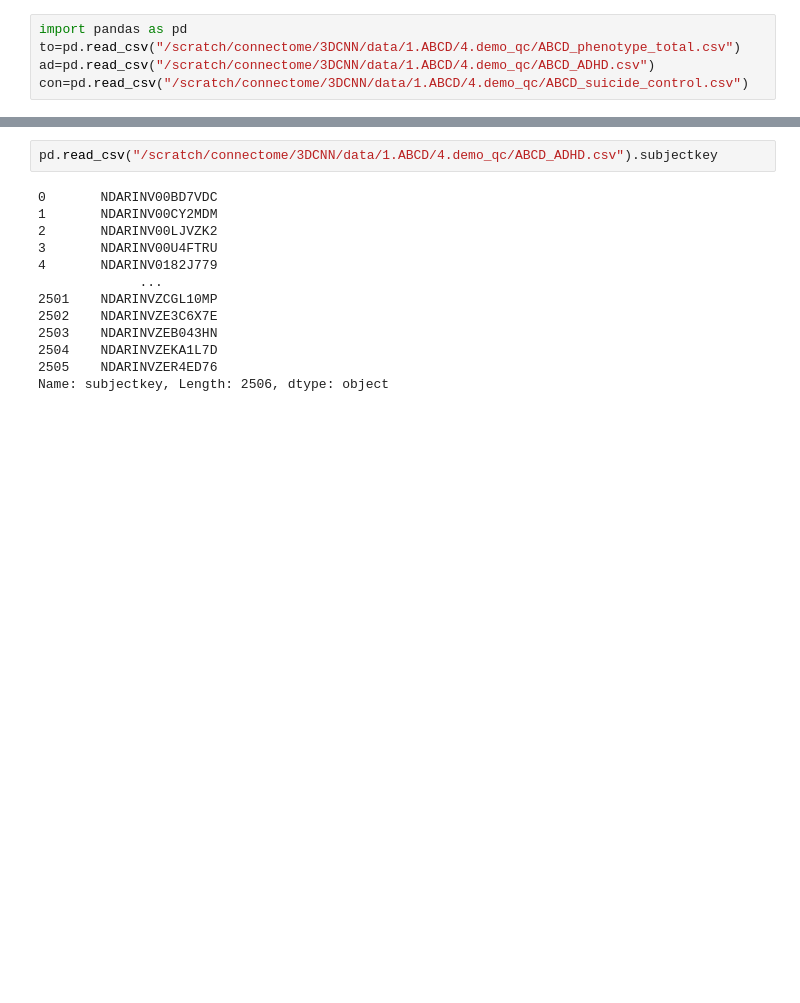
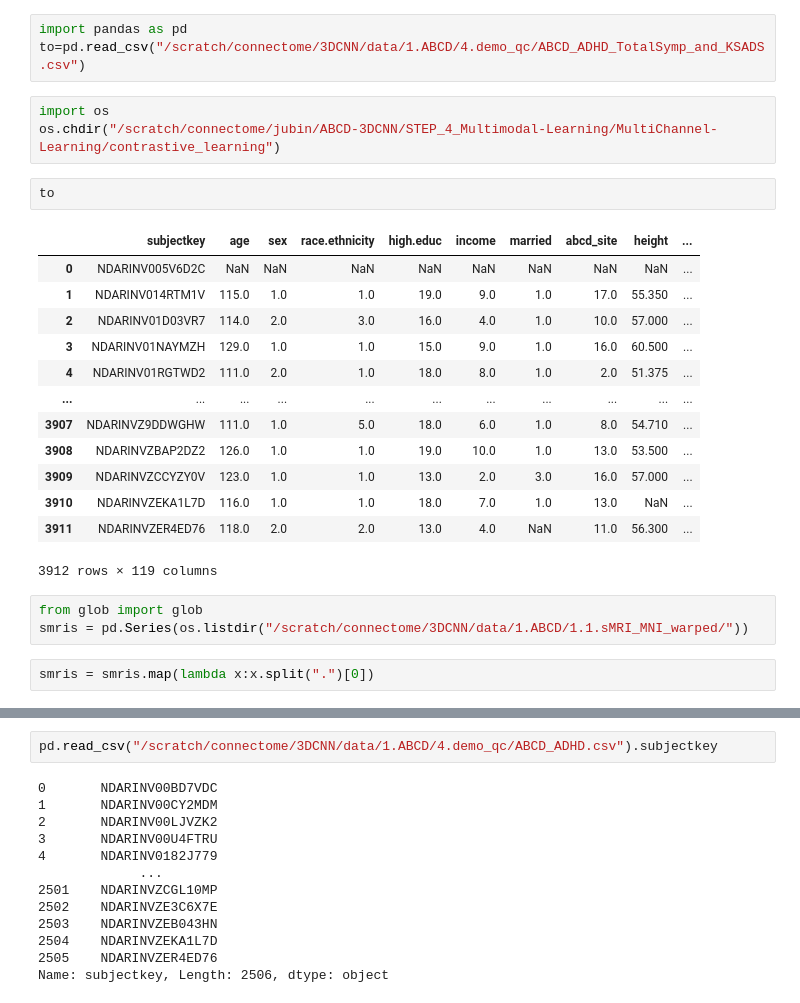
Before and after one commit to Transconnectome/ABCD-3DCNN, a Jupyter notebook: STEP_4_Multimodal-Learning/MultiChannel-Learning/contrastive_learning/codes/ADHD dataset analysis.ipynb, the cells around one changed output, grey strips where cells are left out. Cells and saved outputs as stored; diff of their text form; blank space fills up the shorter version.

```diff
--- a/STEP_4_Multimodal-Learning/MultiChannel-Learning/contrastive_learning/codes/ADHD dataset analysis.ipynb
+++ b/STEP_4_Multimodal-Learning/MultiChannel-Learning/contrastive_learning/codes/ADHD dataset analysis.ipynb
@@ -1,5 +1,27 @@
 # %%
 import pandas as pd
-to=pd.read_csv("/scratch/connectome/3DCNN/data/1.ABCD/4.demo_qc/ABCD_phenotype_total.csv")
-ad=pd.read_csv("/scratch/connectome/3DCNN/data/1.ABCD/4.demo_qc/ABCD_ADHD.csv")
-con=pd.read_csv("/scratch/connectome/3DCNN/data/1.ABCD/4.demo_qc/ABCD_suicide_control.csv")
+to=pd.read_csv("/scratch/connectome/3DCNN/data/1.ABCD/4.demo_qc/ABCD_ADHD_TotalSymp_and_KSADS.csv")
+# %%
+import os
+os.chdir("/scratch/connectome/jubin/ABCD-3DCNN/STEP_4_Multimodal-Learning/MultiChannel-Learning/contrastive_learning")
+# %%
+to
+# %% [output]
+|  | subjectkey | age | sex | race.ethnicity | high.educ | income | married | abcd_site | height | ... |
+| 0 | NDARINV005V6D2C | NaN | NaN | NaN | NaN | NaN | NaN | NaN | NaN | ... |
+| 1 | NDARINV014RTM1V | 115.0 | 1.0 | 1.0 | 19.0 | 9.0 | 1.0 | 17.0 | 55.350 | ... |
+| 2 | NDARINV01D03VR7 | 114.0 | 2.0 | 3.0 | 16.0 | 4.0 | 1.0 | 10.0 | 57.000 | ... |
+| 3 | NDARINV01NAYMZH | 129.0 | 1.0 | 1.0 | 15.0 | 9.0 | 1.0 | 16.0 | 60.500 | ... |
+| 4 | NDARINV01RGTWD2 | 111.0 | 2.0 | 1.0 | 18.0 | 8.0 | 1.0 | 2.0 | 51.375 | ... |
+| ... | ... | ... | ... | ... | ... | ... | ... | ... | ... | ... |
+| 3907 | NDARINVZ9DDWGHW | 111.0 | 1.0 | 5.0 | 18.0 | 6.0 | 1.0 | 8.0 | 54.710 | ... |
+| 3908 | NDARINVZBAP2DZ2 | 126.0 | 1.0 | 1.0 | 19.0 | 10.0 | 1.0 | 13.0 | 53.500 | ... |
+| 3909 | NDARINVZCCYZY0V | 123.0 | 1.0 | 1.0 | 13.0 | 2.0 | 3.0 | 16.0 | 57.000 | ... |
+| 3910 | NDARINVZEKA1L7D | 116.0 | 1.0 | 1.0 | 18.0 | 7.0 | 1.0 | 13.0 | NaN | ... |
+| 3911 | NDARINVZER4ED76 | 118.0 | 2.0 | 2.0 | 13.0 | 4.0 | NaN | 11.0 | 56.300 | ... |
+3912 rows × 119 columns
+# %%
+from glob import glob
+smris = pd.Series(os.listdir("/scratch/connectome/3DCNN/data/1.ABCD/1.1.sMRI_MNI_warped/"))
+# %%
+smris = smris.map(lambda x:x.split(".")[0])
```
Also changed, not shown: parts of 12 cells of this notebook, 11 other files.
